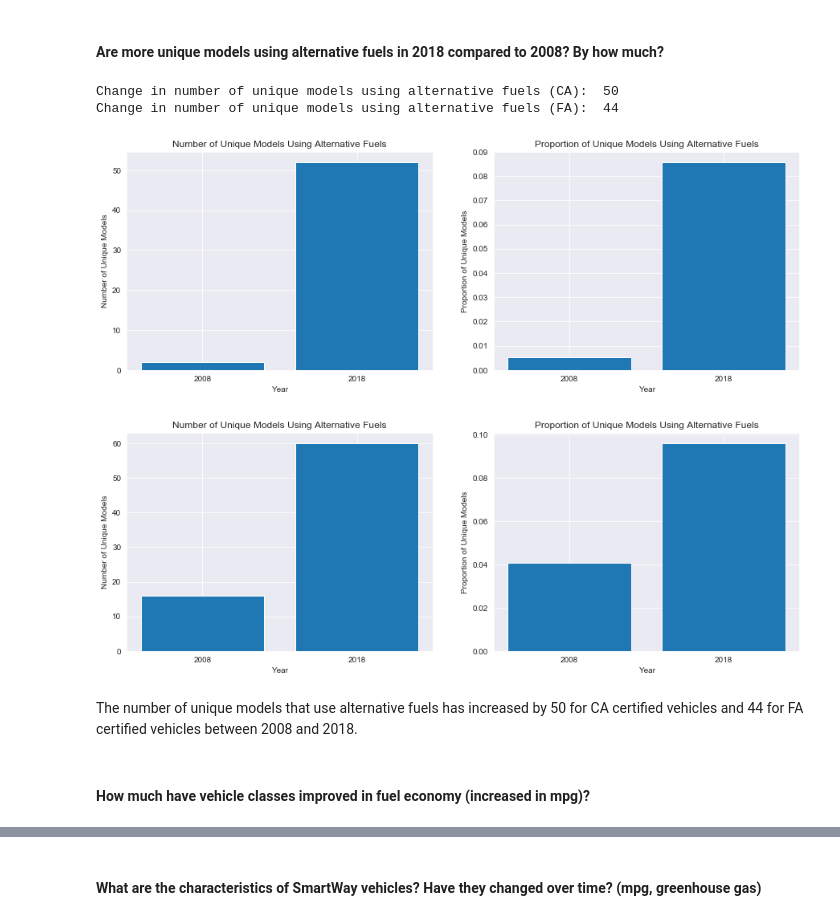
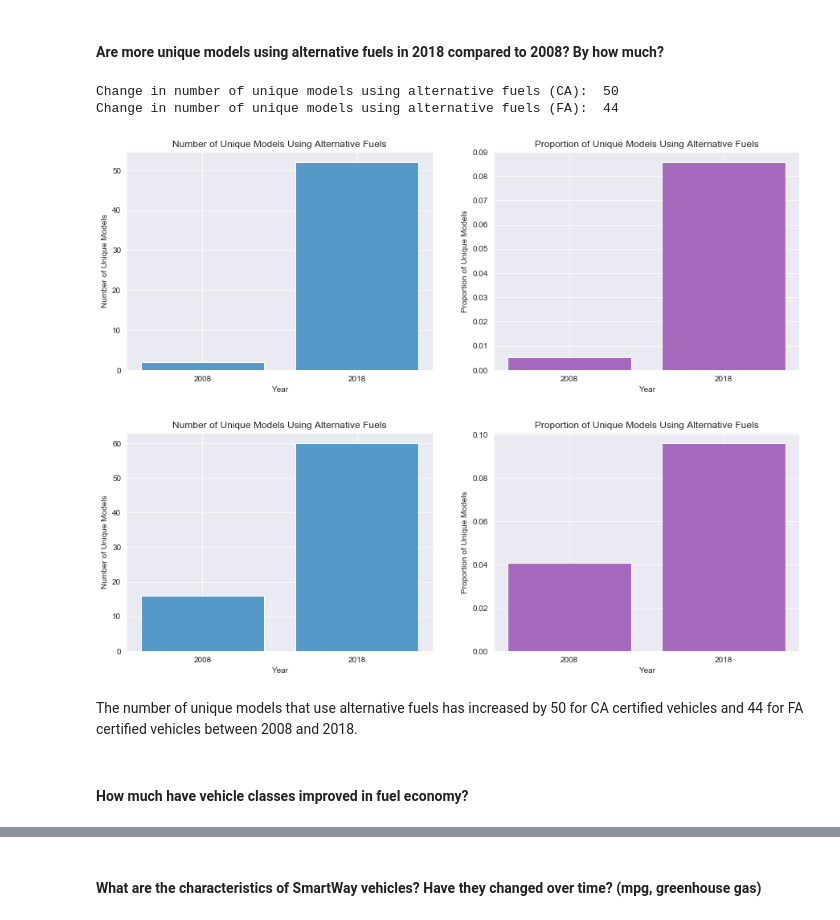
Before and after one commit to reidabook/EPA-fuel-economy, a Jupyter notebook: EPA Fuel Economy Data Assessment.ipynb, the cells around one changed output, grey strips where cells are left out. Saved outputs shown, nothing was run; the diff lists cells and outputs as text; code cells hidden in the pictures.

```diff
--- a/EPA Fuel Economy Data Assessment.ipynb
+++ b/EPA Fuel Economy Data Assessment.ipynb
@@ -363,36 +363,36 @@ Across CA and FA certified vehicles, CNG usage decreased to 0 from 2008 to 2018
 # %%
 def uniquemodeldiff(temp_08, temp_18, head):
 
     alt_18 = temp_18.query('fuel in {}'.format(alternative_fuel)).model.nunique()
     alt_08 = temp_08.query('fuel in {}'.format(alternative_fuel)).model.nunique()
 
     total_08 = temp_08.model.nunique()
     total_18 = temp_18.model.nunique()
     prop_08 = alt_08 / total_08
     prop_18 = alt_18 / total_18
 
     f, (ax1, ax2) = plt.subplots(1, 2, figsize=(15,5))
 
-    ax1.bar(labels, [alt_08, alt_18])
+    ax1.bar(labels, [alt_08, alt_18], color=colors[0])
     ax1.set_title("Number of Unique Models Using Alternative Fuels")
     ax1.set_xlabel("Year")
     ax1.set_ylabel("Number of Unique Models");
 
-    ax2.bar(labels, [prop_08, prop_18])
+    ax2.bar(labels, [prop_08, prop_18], color=colors[2])
     ax2.set_title("Proportion of Unique Models Using Alternative Fuels")
     ax2.set_xlabel("Year")
     ax2.set_ylabel("Proportion of Unique Models");
 
     print(head, str(alt_18-alt_08))
 
 uniquemodeldiff(ca_08, ca_18, "Change in number of unique models using alternative fuels (CA): ")
 uniquemodeldiff(fa_08, fa_18, "Change in number of unique models using alternative fuels (FA): ")
 # %% [output]
 Change in number of unique models using alternative fuels (CA):  50
 Change in number of unique models using alternative fuels (FA):  44
-[figure, old version]
+[figure, new version]
-[figure, old version]
+[figure, new version]
 # %% [markdown]
 The number of unique models that use alternative fuels has increased by 50 for CA certified vehicles and 44 for FA certified vehicles between 2008 and 2018.
 # %% [markdown]
-#### How much have vehicle classes improved in fuel economy (increased in mpg)?
+#### How much have vehicle classes improved in fuel economy?
```
Also changed, not shown: parts of 2 cells of this notebook.
